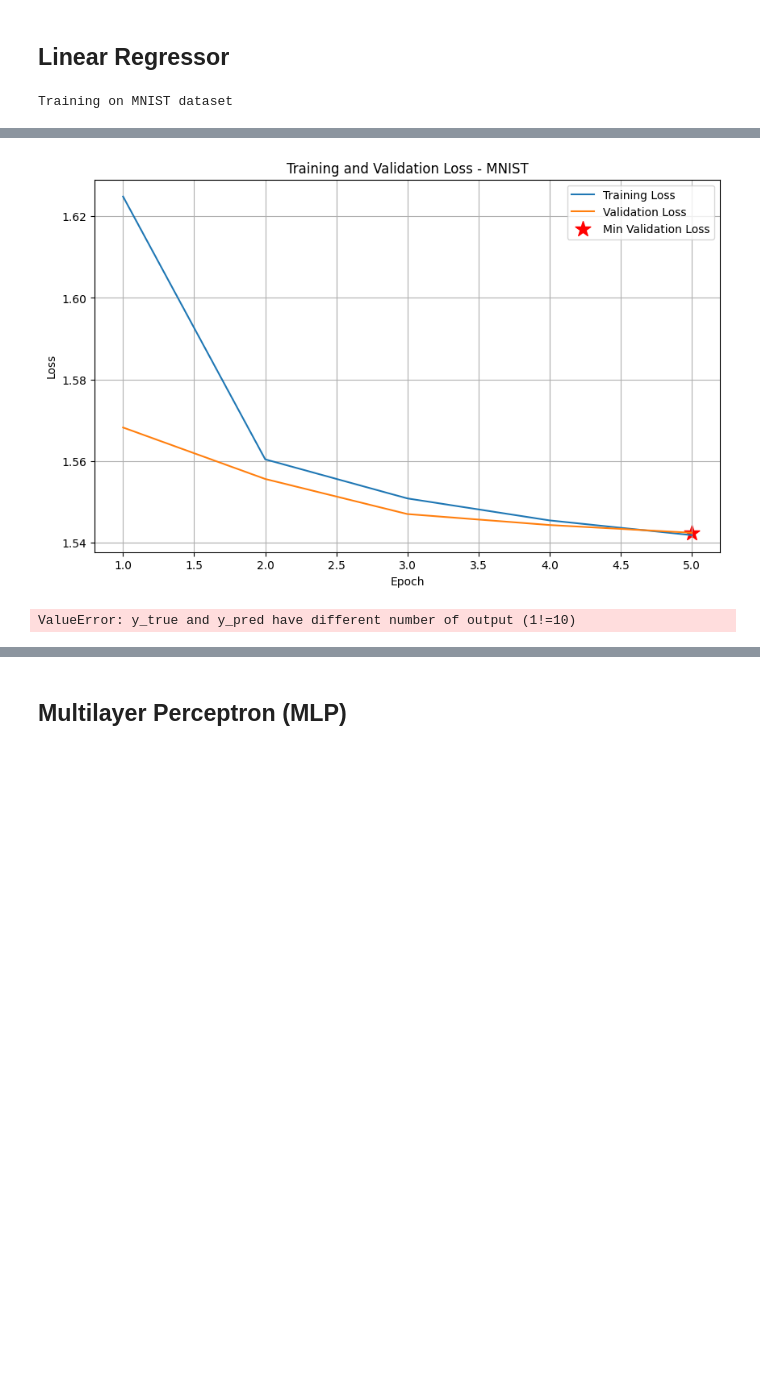
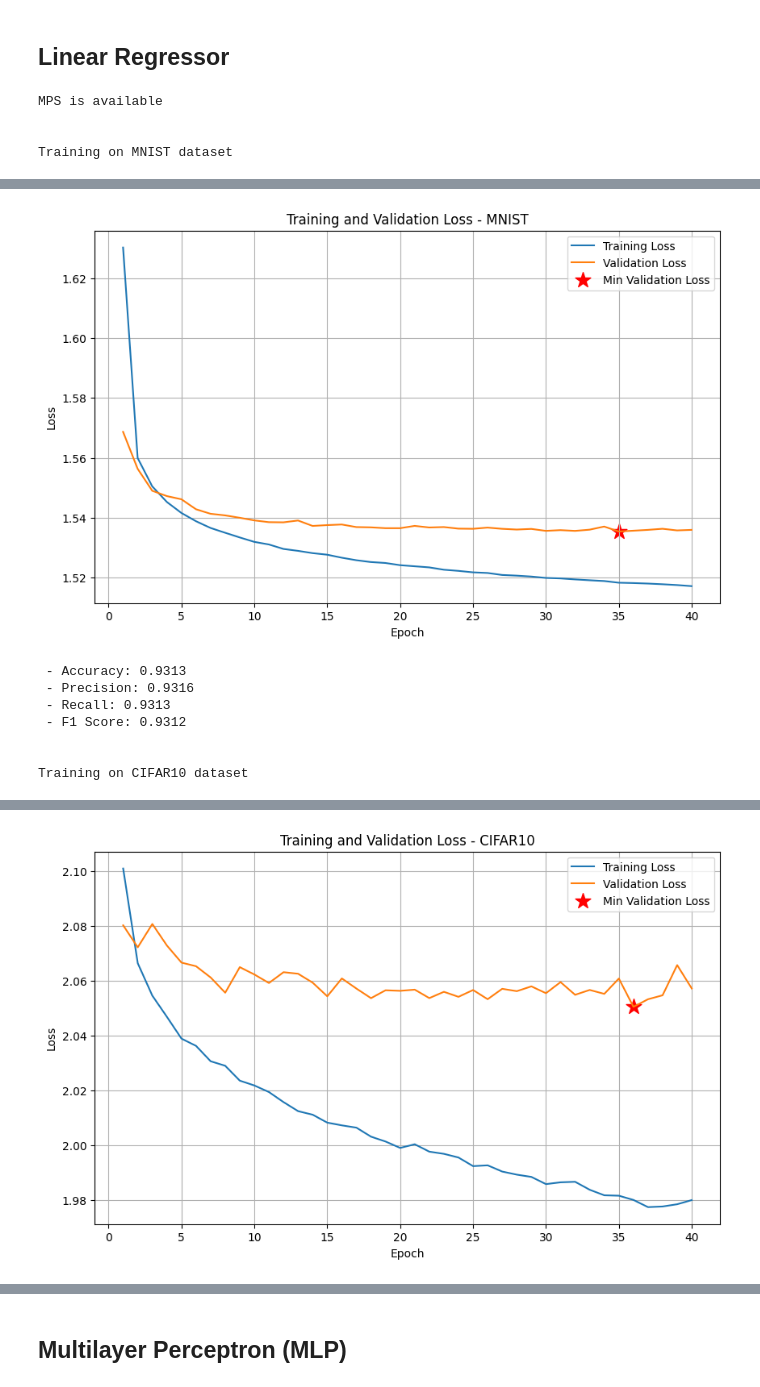
Before and after one commit to pako-23/eris, a Jupyter notebook: experiments/test_models_training.ipynb, the cells around one changed output, grey strips where cells are left out. Drawn from its saved outputs; the diff is of its cells as text; code cells hidden in the pictures; blank space fills up the shorter version.

Commit message:
test training Lenet5 resnet9

```diff
--- a/experiments/test_models_training.ipynb
+++ b/experiments/test_models_training.ipynb
@@ -306,17 +184,18 @@ def plot_training_metrics(metrics, dataset):
 # %%
 # Training loop
 DATASETS = ['mnist', 'cifar10', 'airline', 'adult']
-EPOCHS = 5
+EPOCHS = [40,40,600,200]
 BATCH_SIZE = 64
 LEARNING_RATE = 0.001
+DEVICE = check_gpu()
 
 performance = {}
-for dataset in DATASETS:
+for n, dataset in enumerate(DATASETS):
     print(f'\n\nTraining on {dataset.upper()} dataset')
 
     # Load dataset
-    train_dataset = torch.load(f'datasets/{dataset}_train.pt')
-    test_dataset = torch.load(f'datasets/{dataset}_test.pt')
+    train_dataset = torch.load(f'datasets/{dataset}_train.pt', weights_only=False)
+    test_dataset = torch.load(f'datasets/{dataset}_test.pt', weights_only=False)
 
     # Split train dataset into train and validation sets
     train_size = int(0.8 * len(train_dataset))
@@ -330,27 +209,34 @@ for dataset in DATASETS:
 
     # Model, criterion, and optimizer
     # input_dim, num_classes = init_LinearRegressor(train_dataset)
-    model = LinearModel(dataset_name=dataset)
+    model = LinearModel(dataset_name=dataset).to(DEVICE)
     criterion = model.criterion
 
     optimizer = optim.Adam(model.parameters(), lr=LEARNING_RATE)
     # optimizer = optim.SGD(model.parameters(), lr=LEARNING_RATE)
 
     # Train the model
-    # best_model, final_model, metrics = train_model(model, train_loader, val_loader, criterion, optimizer, num_epochs=EPOCHS)
-    best_model, final_model, metrics = train_model(model, train_loader, val_loader, criterion, optimizer, num_epochs=EPOCHS, task_type=model.task_type)
+    best_model, final_model, metrics = train_model(model, train_loader, val_loader, criterion, optimizer, num_epochs=EPOCHS[n], device=DEVICE)
     plot_training_metrics(metrics, dataset)
 
     # Evaluate the model on the test set
-    mse, r2, accuracy = evaluate_test(best_model, test_loader)
-    print(f'  - Mean Squared Error: {mse:.4f}')
-    print(f'  - R² Score: {r2:.4f}')
-    print(f'  - Accuracy: {accuracy:.4f}')
-    performance[dataset] = {'mse': mse, 'r2': r2, 'accuracy': accuracy}
+    if model.task_type == 'regression':
+        mse, r2 = evaluate_test(best_model, test_loader, device=DEVICE)
+        performance[dataset] = {'mse': mse, 'r2': r2}
+    elif model.task_type == 'classification':
+        accuracy, precision, recall, f1 = evaluate_test(best_model, test_loader, device=DEVICE)
+        performance[dataset] = {'accuracy': accuracy, 'precision': precision, 'recall': recall, 'f1': f1}
 
 # Save the performance metrics
 if not os.path.exists('metrics'):
     os.makedirs('metrics')
-torch.save(performance, 'metrics/performance.pt')
+if not os.path.exists('checkpoints'):
+    os.makedirs('checkpoints')
+torch.save(performance, f"metrics/performance_{model.__class__.__name__}.pt")
+torch.save(metrics, f"metrics/training_metrics_{model.__class__.__name__}.pt")
+torch.save(best_model, f"checkpoints/CL_model_{model.__class__.__name__}.pt")
 # %% [output]
+MPS is available
+
+
 Training on MNIST dataset
@@ -362,2 +260,8 @@ Epoch [5/5], Loss: 1.5418, Val Loss: 1.5424
-[figure, old version]
+[figure, new version]
-ValueError: y_true and y_pred have different number of output (1!=10)
+ - Accuracy: 0.9313
+ - Precision: 0.9316
+ - Recall: 0.9313
+ - F1 Score: 0.9312
+
+
+Training on CIFAR10 dataset
@@ -363,0 +285 @@ ValueError: y_true and y_pred have different number of output (1!=10)
+[figure, added]
```
Also changed, not shown: parts of 9 cells of this notebook, 1 other file.
